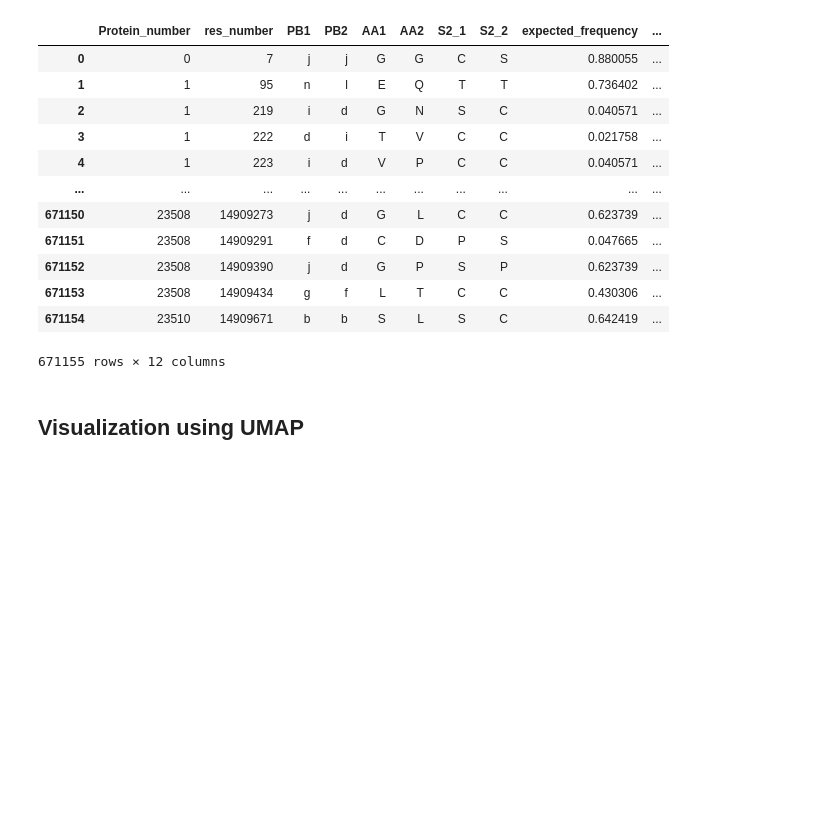
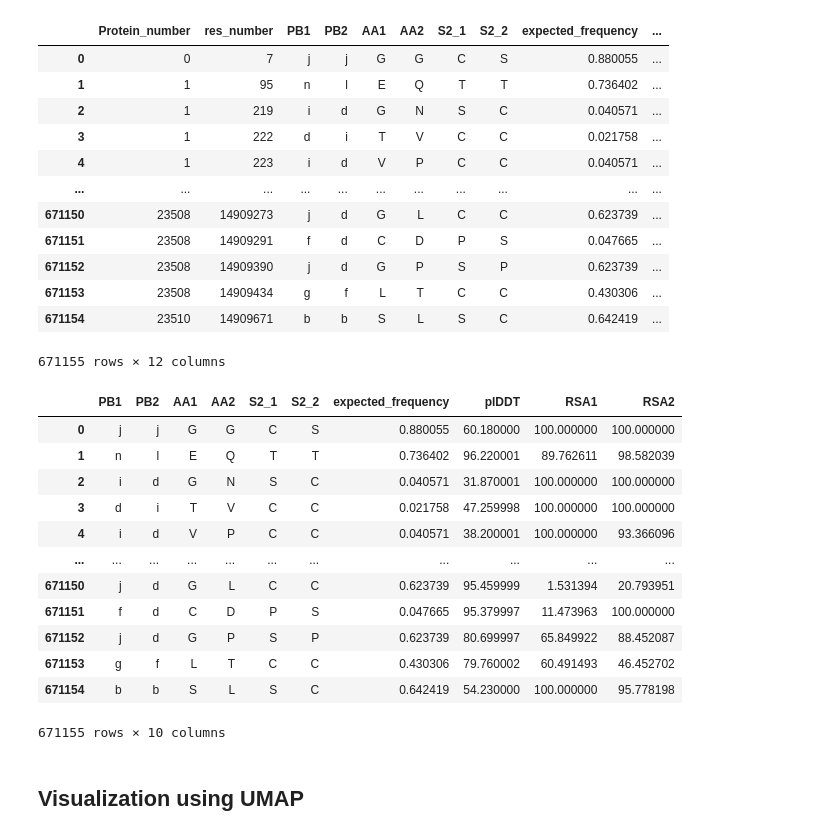
Before and after one commit to djurdjam02/DataMiningProject, a Jupyter notebook: clustering.ipynb, the cells around one changed output. Saved outputs shown, nothing was run; the diff lists cells and outputs as text; code cells hidden in the pictures; blank space fills up the shorter version.

```diff
--- a/clustering.ipynb
+++ b/clustering.ipynb
@@ -26,6 +25,25 @@ df
 # %%
 numerical_cols = ['expected_frequency', 'plDDT', 'RSA1', 'RSA2']
 categorical_cols = ['PB1', 'PB2', 'AA1', 'AA2', 'S2_1', 'S2_2']
+# %%
+# removing the columns that will not be included in the clustering
+df = df.drop('Protein_number', axis=1)
+df = df.drop('res_number', axis=1)
+df
+# %% [output]
+|  | PB1 | PB2 | AA1 | AA2 | S2_1 | S2_2 | expected_frequency | plDDT | RSA1 | RSA2 |
+| 0 | j | j | G | G | C | S | 0.880055 | 60.180000 | 100.000000 | 100.000000 |
+| 1 | n | l | E | Q | T | T | 0.736402 | 96.220001 | 89.762611 | 98.582039 |
+| 2 | i | d | G | N | S | C | 0.040571 | 31.870001 | 100.000000 | 100.000000 |
+| 3 | d | i | T | V | C | C | 0.021758 | 47.259998 | 100.000000 | 100.000000 |
+| 4 | i | d | V | P | C | C | 0.040571 | 38.200001 | 100.000000 | 93.366096 |
+| ... | ... | ... | ... | ... | ... | ... | ... | ... | ... | ... |
+| 671150 | j | d | G | L | C | C | 0.623739 | 95.459999 | 1.531394 | 20.793951 |
+| 671151 | f | d | C | D | P | S | 0.047665 | 95.379997 | 11.473963 | 100.000000 |
+| 671152 | j | d | G | P | S | P | 0.623739 | 80.699997 | 65.849922 | 88.452087 |
+| 671153 | g | f | L | T | C | C | 0.430306 | 79.760002 | 60.491493 | 46.452702 |
+| 671154 | b | b | S | L | S | C | 0.642419 | 54.230000 | 100.000000 | 95.778198 |
+671155 rows × 10 columns
 # %% [markdown]
 ## Visualization using UMAP
 # %%
```
Also changed, not shown: parts of 10 cells of this notebook.
